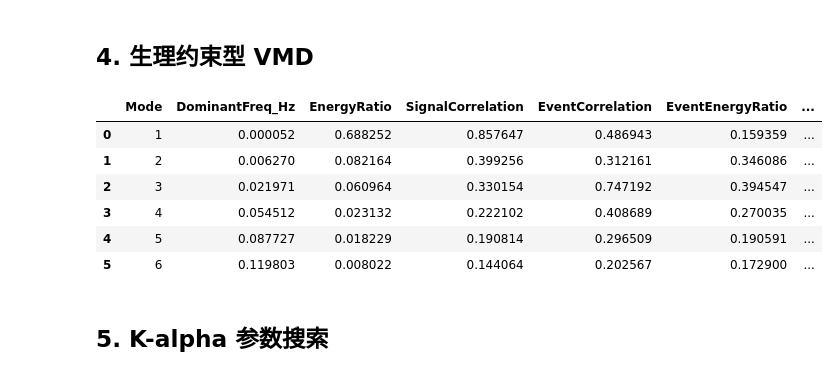
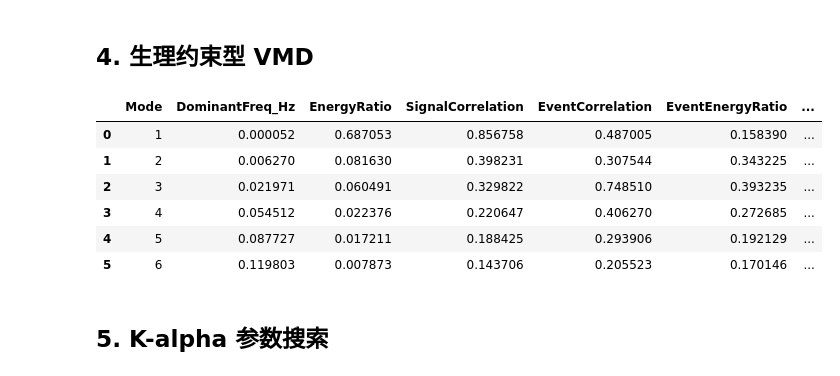
Before and after one commit to ZHENZHENGHE/VMD-based-feature-extraction-framework, a Jupyter notebook: ppvmd_reorganized_workflow_template.ipynb, the cells around one changed output. Saved outputs shown, nothing was run; the diff lists cells and outputs as text; code cells hidden in the pictures.

```diff
--- a/ppvmd_reorganized_workflow_template.ipynb
+++ b/ppvmd_reorganized_workflow_template.ipynb
@@ -142,28 +494,28 @@ semi_report["summary"]
 # %%
 MIN_KEEP_SCORE = 0.18
 MAIN_K = 6
-MAIN_ALPHA = 1500
+MAIN_ALPHA = 2000
 
 main_vmd = physiology_constrained_vmd_reconstruction(
     signal=df_out["Pressure_Clean"].values,
     time=df_out["Time"].values,
     event_mask=df_out["PhysioEventMask"].values,
     artifact_mask=df_out["ArtifactMask"].values,
     K=MAIN_K,
     alpha=MAIN_ALPHA,
     min_keep_score=MIN_KEEP_SCORE,
 )
 
 main_mode_summary = summarize_physiology_vmd_result(main_vmd)
 main_mode_summary
 # %% [output]
 |  | Mode | DominantFreq_Hz | EnergyRatio | SignalCorrelation | EventCorrelation | EventEnergyRatio | ... |
-| 0 | 1 | 0.000052 | 0.688252 | 0.857647 | 0.486943 | 0.159359 | ... |
-| 1 | 2 | 0.006270 | 0.082164 | 0.399256 | 0.312161 | 0.346086 | ... |
-| 2 | 3 | 0.021971 | 0.060964 | 0.330154 | 0.747192 | 0.394547 | ... |
-| 3 | 4 | 0.054512 | 0.023132 | 0.222102 | 0.408689 | 0.270035 | ... |
-| 4 | 5 | 0.087727 | 0.018229 | 0.190814 | 0.296509 | 0.190591 | ... |
-| 5 | 6 | 0.119803 | 0.008022 | 0.144064 | 0.202567 | 0.172900 | ... |
+| 0 | 1 | 0.000052 | 0.687053 | 0.856758 | 0.487005 | 0.158390 | ... |
+| 1 | 2 | 0.006270 | 0.081630 | 0.398231 | 0.307544 | 0.343225 | ... |
+| 2 | 3 | 0.021971 | 0.060491 | 0.329822 | 0.748510 | 0.393235 | ... |
+| 3 | 4 | 0.054512 | 0.022376 | 0.220647 | 0.406270 | 0.272685 | ... |
+| 4 | 5 | 0.087727 | 0.017211 | 0.188425 | 0.293906 | 0.192129 | ... |
+| 5 | 6 | 0.119803 | 0.007873 | 0.143706 | 0.205523 | 0.170146 | ... |
 # %% [markdown]
 ## 5. K-alpha 参数搜索
 # %%
```
Also changed, not shown: parts of 10 cells of this notebook, 13 other files.
